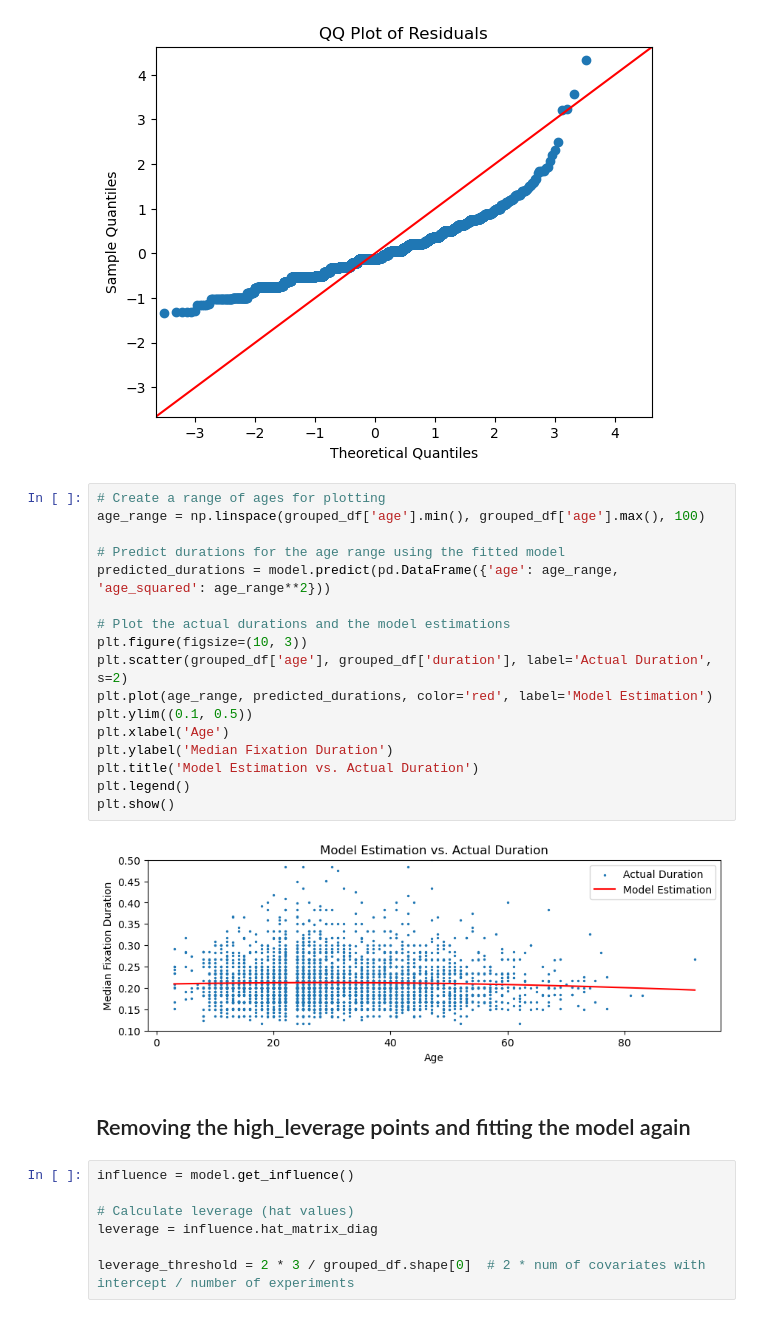
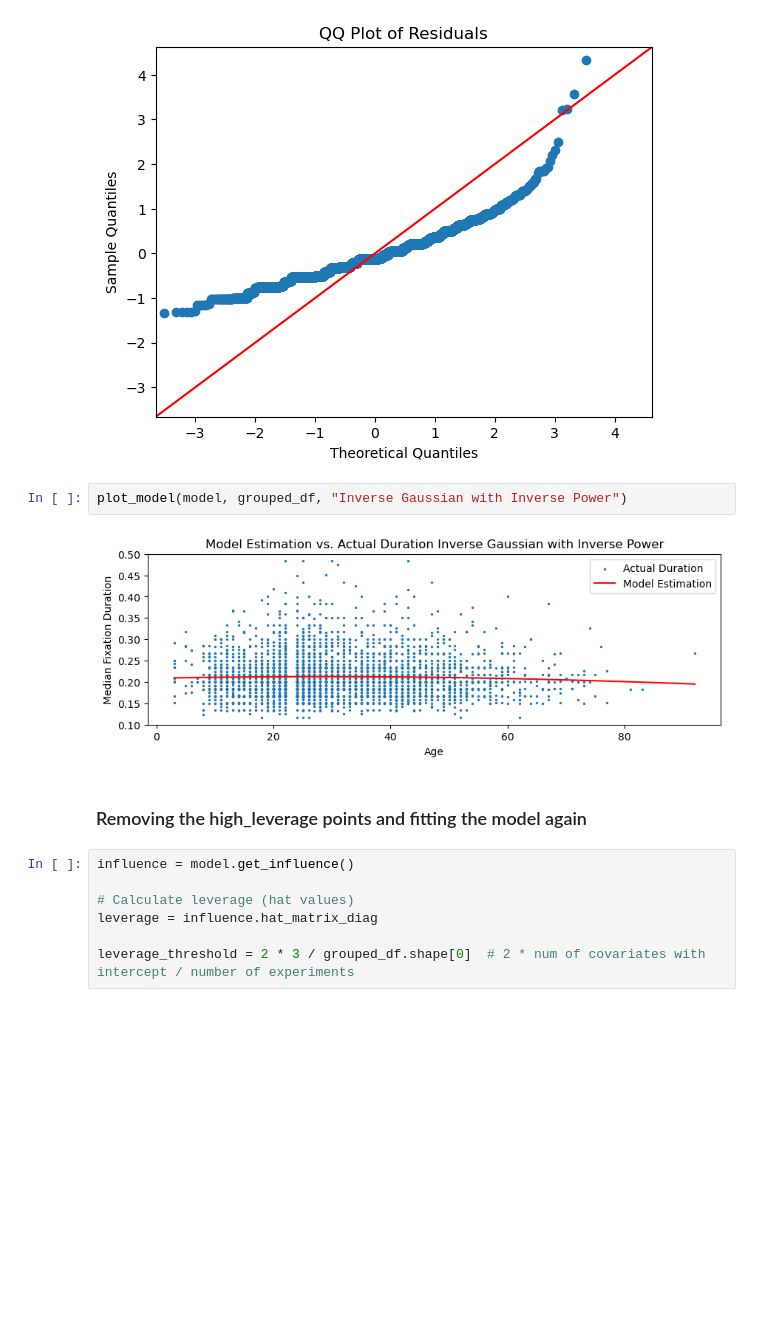
Before and after one commit to AlexeyOm/eye-tracking, a Jupyter notebook: glm_residual_study.ipynb, the cells around one changed output. Saved outputs shown, nothing was run; the diff lists cells and outputs as text; blank space fills up the shorter version.

```diff
--- a/glm_residual_study.ipynb
+++ b/glm_residual_study.ipynb
@@ -80,27 +97,12 @@ age            -0.0059      0.006     -1.060      0.289      -0.017       0.005
 I(age ** 2)     0.0001   7.86e-05      1.322      0.186   -5.01e-05       0.000
 ===============================================================================
 [figure]
-# %%
-# Create a range of ages for plotting
-age_range = np.linspace(grouped_df['age'].min(), grouped_df['age'].max(), 100)
-
-# Predict durations for the age range using the fitted model
-predicted_durations = model.predict(pd.DataFrame({'age': age_range, 'age_squared': age_range**2}))
-
-# Plot the actual durations and the model estimations
-plt.figure(figsize=(10, 3))
-plt.scatter(grouped_df['age'], grouped_df['duration'], label='Actual Duration', s=2)
-plt.plot(age_range, predicted_durations, color='red', label='Model Estimation')
-plt.ylim((0.1, 0.5))
-plt.xlabel('Age')
-plt.ylabel('Median Fixation Duration')
-plt.title('Model Estimation vs. Actual Duration')
-plt.legend()
-plt.show()
-# %% [output]
-[figure, removed]
+# %%
+plot_model(model, grouped_df, "Inverse Gaussian with Inverse Power")
+# %% [output]
+[figure, added]
 # %% [markdown]
-## Removing the high_leverage points and fitting the model again
+### Removing the high_leverage points and fitting the model again
 # %%
 influence = model.get_influence()
 
```
Also changed, not shown: parts of 14 cells of this notebook.
